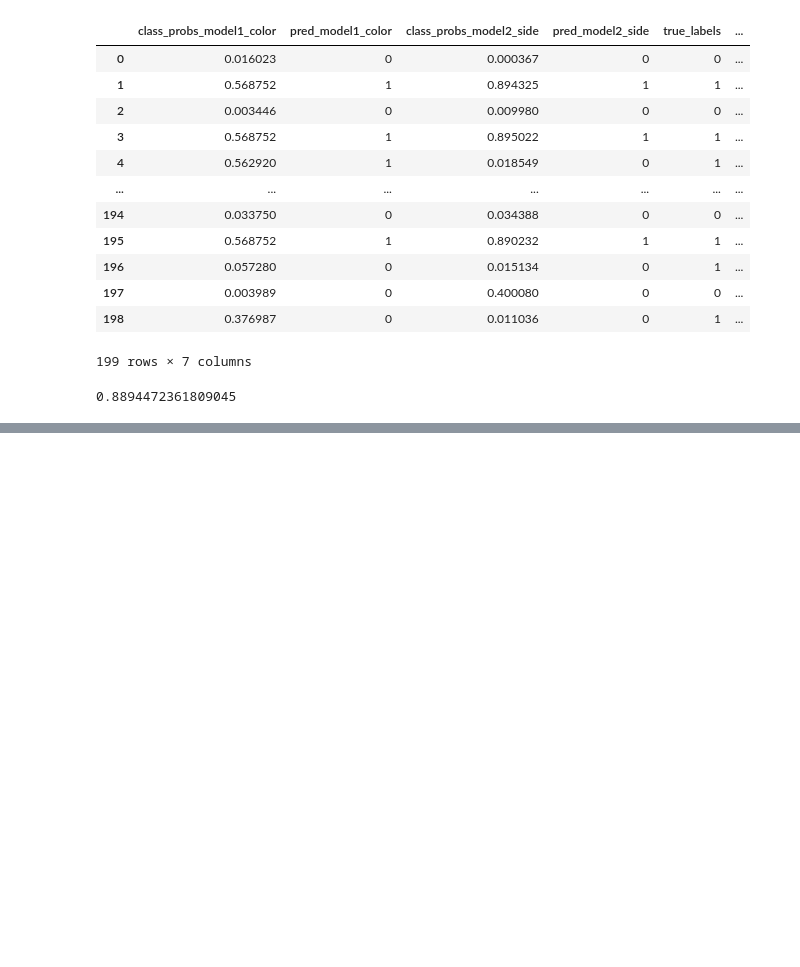
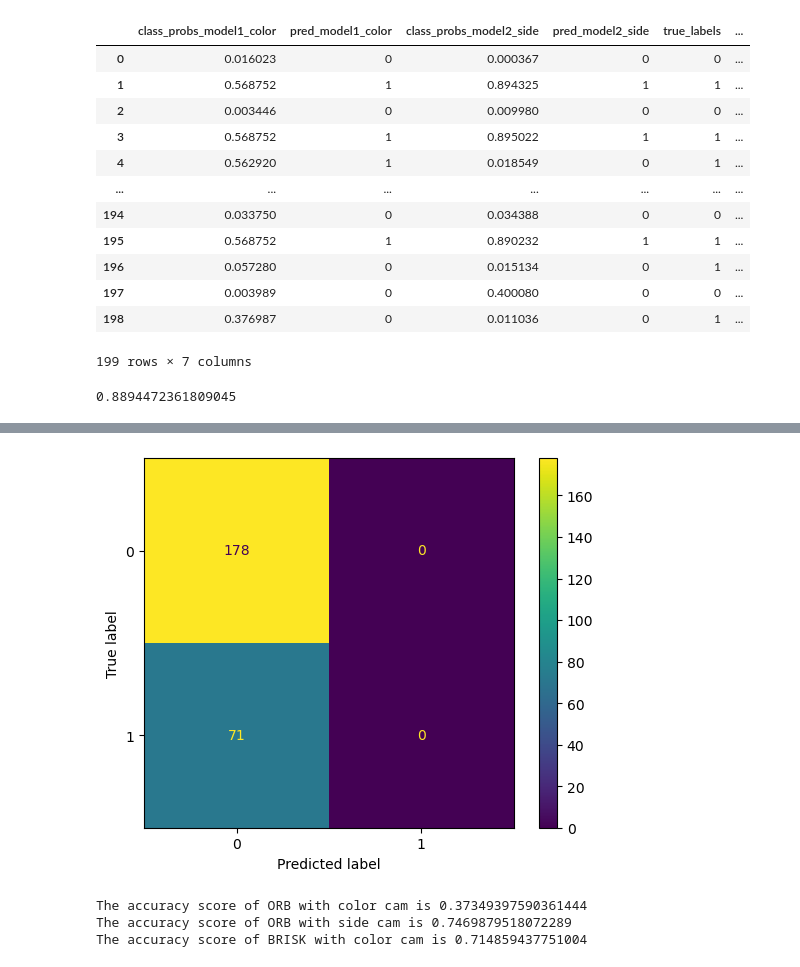
Before and after one commit to louismeeckers/data-fusion-g2, a Jupyter notebook: startingPoint.ipynb, the cells around one changed output, grey strips where cells are left out. Saved outputs shown, nothing was run; the diff lists cells and outputs as text; code cells hidden in the pictures; blank space fills up the shorter version.

```diff
--- a/startingPoint.ipynb
+++ b/startingPoint.ipynb
@@ -991,0 +1096,34 @@ acc
+# %%
+def BRISK_color(paths):
+    des_list = []
+    brisk = cv2.BRISK_create(100)
+    for i in range(0, len(paths)):
+        img = cv2.imread(paths[i])
+        kp, des = brisk.detectAndCompute(img, None)
+        des_list.append((paths[i], des))
+    return des_list
+
+def BRISK_side(paths):
+    des_list = []
+    brisk = cv2.BRISK_create(100)
+    for i in range(0, len(paths)):
+        img = cv2.imread(paths[i])
+        kp, des = brisk.detectAndCompute(img, None)
+        des_list.append((paths[i], des))
+    return des_list
+# %%
+# Model training using BRISK with color cam
+descriptors_color_BRISK = BRISK_color(X_train['color_cam_path'].values.tolist())
+featrues_color_BRISK = feature_extraction(descriptors_color_BRISK)
+clf_color_BRISK = train_and_classify(featrues_color_BRISK, y_train)
+# %%
+# model evaluation
+descriptors_color_test_BRISK = BRISK_color(X_test['color_cam_path'].values.tolist())
+featrues_color_test_BRISK = feature_extraction(descriptors_color_test_BRISK)
+y_pred_color_BRISK = clf_color_BRISK.predict(featrues_color_test_BRISK)
+evaluate_model(y_test, y_pred_color_BRISK, 'BRISK', 'color cam', list_of_accuracy)
+# %% [output]
+[figure, added]
+The accuracy score of ORB with color cam is 0.37349397590361444
+The accuracy score of ORB with side cam is 0.7469879518072289
+The accuracy score of BRISK with color cam is 0.714859437751004
```
Also changed, not shown: parts of 21 cells of this notebook.
